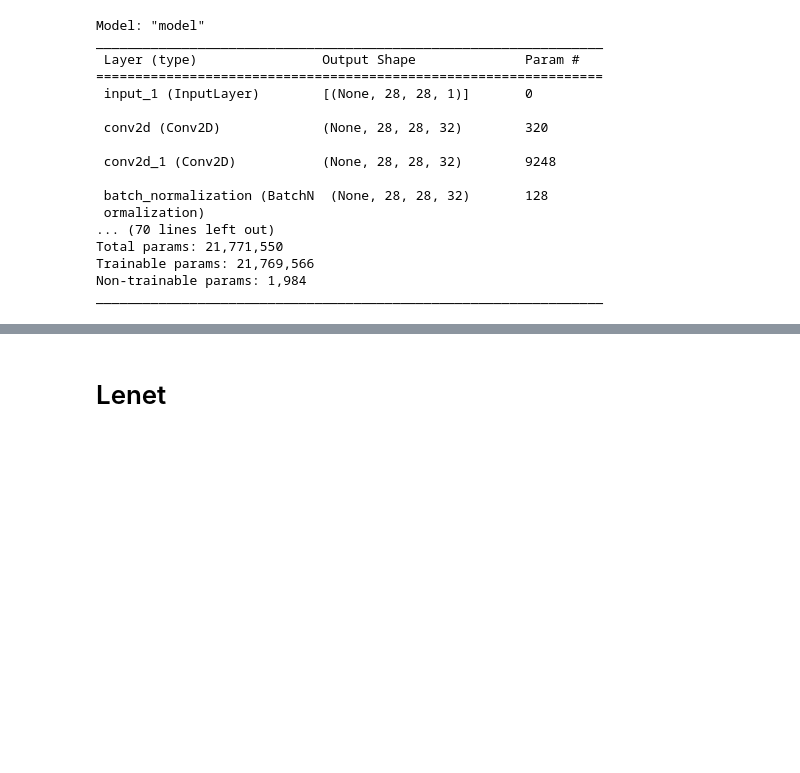
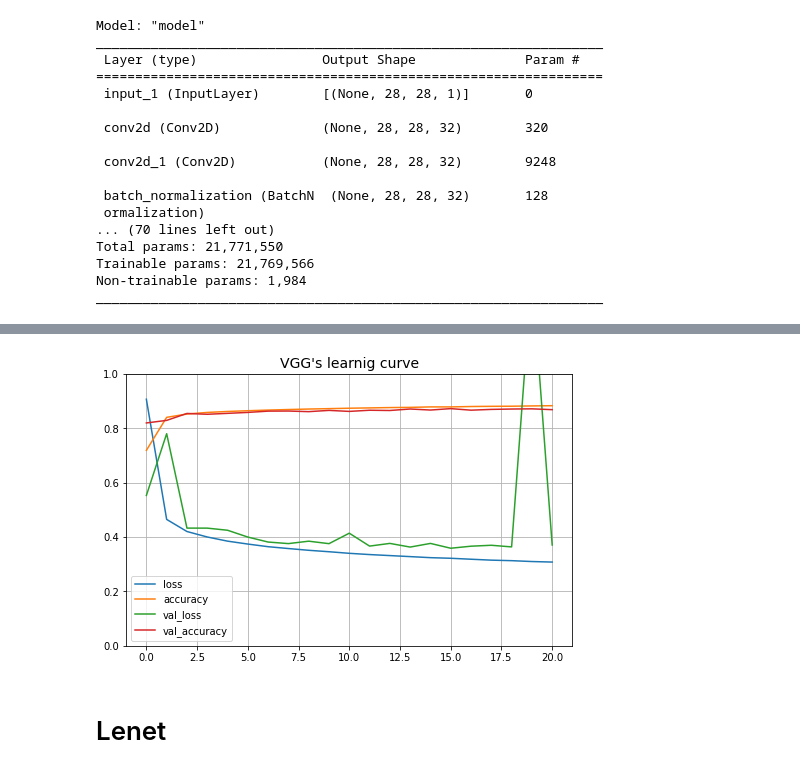
Before and after one commit to gihong-lee/ann_proj, a Jupyter notebook: src/제출용 jupyter/For_Learning_curve.ipynb, the cells around one changed output, grey strips where cells are left out. Cells and saved outputs as stored; diff of their text form; code cells hidden in the pictures; blank space fills up the shorter version.

Commit message:
run learning curve

```diff
--- a/src/제출용 jupyter/For_Learning_curve.ipynb
+++ b/src/제출용 jupyter/For_Learning_curve.ipynb
@@ -36,8 +36,8 @@ def convert_data_csv_to_numpy(data, sorting = False): # pandas 통해 읽은 csv
   # only_data = tf.convert_to_tensor(only_data, dtype=tf.float32)
   return only_data, label
 # %%
-train_df = pd.read_csv("./emnist-byclass-train.csv", header=None)
-test_df = pd.read_csv("./emnist-byclass-test.csv", header=None)
+train_df = pd.read_csv("../../data/emnist-byclass-train.csv", header=None)
+test_df = pd.read_csv("../../data/emnist-byclass-test.csv", header=None)
 # %%
 X_train, y_train  = convert_data_csv_to_numpy(train_df)
 X_test, y_test  = convert_data_csv_to_numpy(test_df)
@@ -127,6 +127,6 @@ _________________________________________________________________
 # %%
 VGG_model_2.compile(optimizer=tf.keras.optimizers.Adam(learning_rate = 0.005), loss=keras.losses.categorical_crossentropy, metrics=['accuracy'])
 
-early_stopping_cb = keras.callbacks.EarlyStopping(patience=10, restore_best_weights=True)
+early_stopping_cb = keras.callbacks.EarlyStopping(patience=5, restore_best_weights=True)
 # model_checkpoint_cb = keras.callbacks.ModelCheckpoint("my_new_emnist_model.h5", save_best_only=True)
-VGG_model_2.fit(X_train, y_train, batch_size = 512, epochs=100, validation_data=(X_val, y_val), callbacks=[early_stopping_cb])
+vgg_hitory = VGG_model_2.fit(X_train, y_train, batch_size = 512, epochs=100, validation_data=(X_val, y_val), callbacks=[early_stopping_cb])
@@ -133,3 +151,14 @@ VGG_model_2.fit(X_train, y_train, batch_size = 512, epochs=100, validation_data=
+# %%
+def plt_learning_curve(history, model_name):
+  pd.DataFrame(history.history).plot(figsize=(8, 5))
+  plt.grid(True)
+  plt.gca().set_ylim(0, 1)
+  plt.title(f"{model_name}'s learnig curve", fontsize=14)
+  plt.show()
+# %%
+plt_learning_curve(vgg_hitory, 'VGG')
+# %% [output]
+[figure, added]
 # %% [markdown]
 # Lenet
 # %%
```
Also changed, not shown: parts of 4 cells of this notebook.
